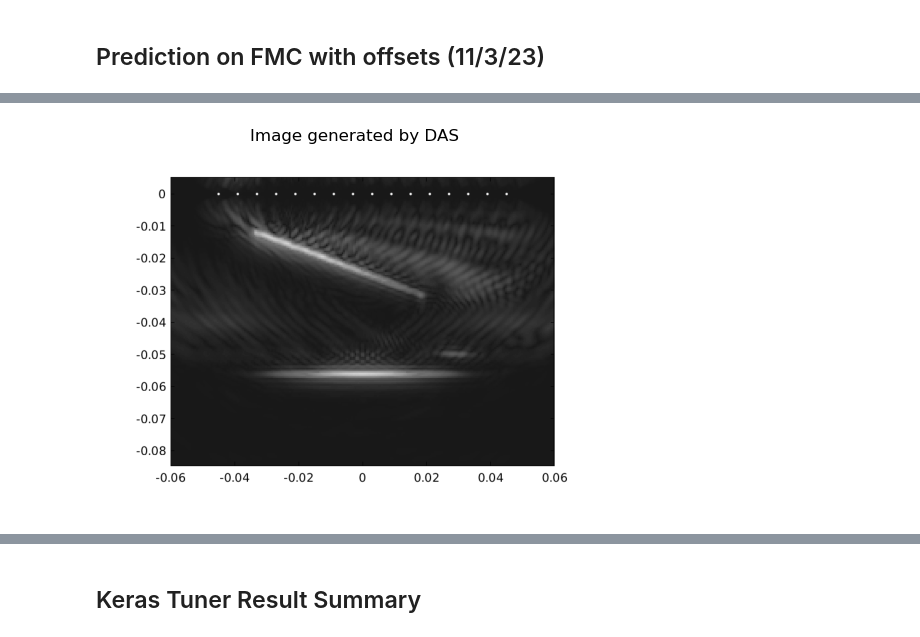
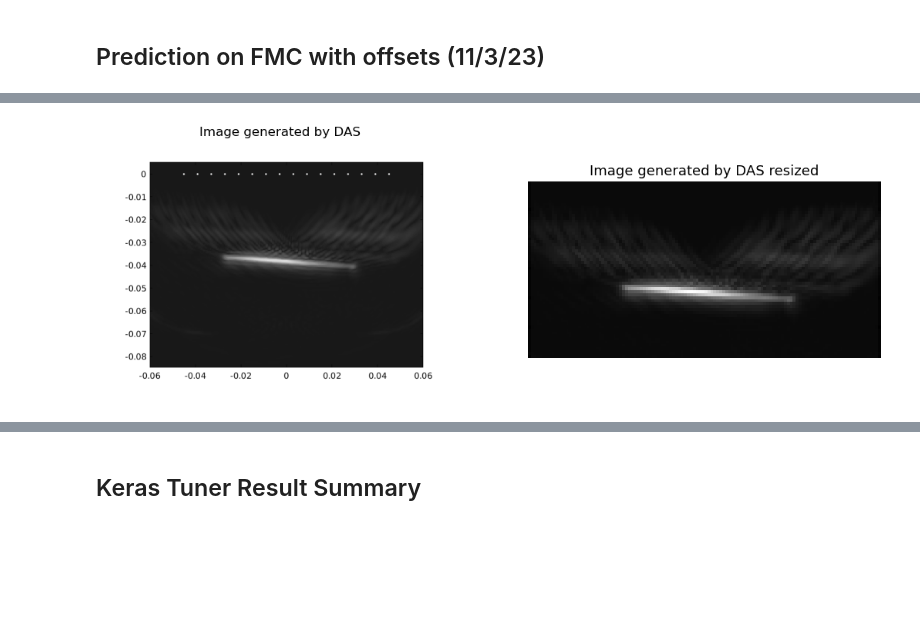
Before and after one commit to MC-Kangan/FYP_Ultrasound_Imaging_ML, a Jupyter notebook: Model_tester.ipynb, the cells around one changed output, grey strips where cells are left out. Drawn from its saved outputs; the diff is of its cells as text; code cells hidden in the pictures; blank space fills up the shorter version.

```diff
--- a/Model_tester.ipynb
+++ b/Model_tester.ipynb
@@ -178,7 +178,7 @@ def DAS_image_resize(image_das_fmc):
     height = int(120 * scale_percent / 100)
     dim = (width, height)
     das_img_resize = cv.resize(cropped_image, dim, interpolation=cv.INTER_AREA)
-#     return cropped_image
+    return cropped_image
     return das_img_resize
 
 das_img_resize = DAS_image_resize(image_das_fmc)
@@ -841,13 +853,13 @@ df_concat = df_concat.set_index('index')
 # %% [markdown]
 ## Prediction on FMC with offsets (11/3/23)
 # %%
-filename = 'fmc_3601_0'
-
-def check_result_with_offset(model, filename):
-    [_, index, noise_level] = filename.split('_')
+# Last edit: 30/5/23
+def check_result_with_offset(model, index, offset, dim):
 
     print(f'Image index: {index}')
-    print(f'Image noise level: {noise_level}')
+    print(f'Image offset: {offset}')
+    filename = f'fmc_{index}_{offset}'
+    print(f'Filename: {filename}')
 
     # 1. Plotting the true_img (ideal image) generated by python
 
@@ -856,7 +868,8 @@ def check_result_with_offset(model, filename):
     true_img_dirname = '/Users/chenkangan/PycharmProjects/ME4_FYP_py/py_output_fig_no_backwall_crop'
 
     true_img = cv.imread(f'{true_img_dirname}/defect_{index}_yshift_60.png',cv.IMREAD_GRAYSCALE)
-    true_img_scale = img_resize(true_img, scale_percent = img_resize_factor) # Resize the image
+    true_img_scale = img_resize(true_img, scale_percent = img_resize_factor)/255 # Resize the image
+    true_img_scale[true_img_scale > 0] = 1
 
     fig, ax = plt.subplots(1,2, figsize = [13,5])
     ax[0].imshow(true_img_scale, cmap ='gray')
@@ -867,30 +880,91 @@ def check_result_with_offset(model, filename):
     fmc_dirname = 'imageGenerate_2022/FMC_variable_offset'
     mat = scipy.io.loadmat(f'{fmc_dirname}/{filename}.mat')
     fmc = mat['timeTraces'][::5] # Subsampling
-    X_test = fmc.reshape(1, 895, 16, 16, 1) # Reshaping
+    if dim == 3:
+        X_test = fmc.reshape(-1, 895, 16, 16, 1) # Reshaping
+    else:
+        X_test = fmc.reshape(-1, 895, 256, 1) # Reshaping
     X_test = X_test/1.75e-14 # Scaling
 
     threshold = -0.1
 
-    ypred = model.predict(X_test[0].reshape(-1, 895, 16, 16))
+    if dim == 3:
+        ypred = model.predict(X_test[0].reshape(-1, 895, 16, 16))
+    else:
+        ypred = model.predict(X_test[0].reshape(-1, 895, 256))
     ypred[ypred <= threshold] = 0
-    ypred[ypred > threshold] = np.abs(ypred[ypred > threshold])*255
+    ypred[ypred > threshold] = np.abs(ypred[ypred > threshold])
     img = ypred.reshape(int(120*img_resize_factor/100), int(240*img_resize_factor/100))
 
     ax[1].imshow(img, cmap ='gray')
     ax[1].set_title(f'Image predicted by neural network (shape: {img.shape})')
     ax[1].axis('off')
 
+    MSE_modified = mean_squared_error(true_img_scale.reshape(1,-1), img.reshape(1,-1))
+
+    print(f'MSE_modified is {round(MSE_modified,10)}')
 
     # 3. Plotting the DAS image produced by MATLAB
     das_fmc_dirName = "imageGenerate_2022/DAS_Figure_offset"
+
     # Read image in greyscale
-    image_das_fmc = cv.imread(f'{das_fmc_dirName}/Figure_{index}.png',cv.IMREAD_GRAYSCALE)  # convert to array
-    fig, ax = plt.subplots()
-    plt.imshow(image_das_fmc, cmap='gray')
-    plt.title('Image generated by DAS')
-    plt.axis('off')
-    plt.show()
+    image_das_fmc = cv.imread(f'{das_fmc_dirName}/Figure_{index}_{offset}.png',cv.IMREAD_GRAYSCALE)  # convert to array
+    fig, ax = plt.subplots(1,2, figsize = [13,5])
+    ax[0].imshow(image_das_fmc, cmap='gray')
+    ax[0].set_title('Image generated by DAS')
+    ax[0].axis('off')
 
-check_result_with_offset(model, filename = 'fmc_3601_0')
+     # Crop and resize the das image
+    das_img_resize = DAS_image_resize(image_das_fmc)
+    ax[1].imshow(das_img_resize, cmap='gray')
+    ax[1].set_title('Image generated by DAS resized', fontsize = 13)
+    ax[1].axis('off')
+
+    # Calculate the modified MSE for DAS image for comparison (after cropping and resizing)
+
+    MSE_modified_das = mean_squared_error(true_img_scale.reshape(1,-1), das_img_resize.reshape(1,-1))
+
+    print(f'MSE_modified_DAS is {round(MSE_modified_das,10)}')
+    print('--------------------------------------------------')
+
+    df_concat = pd.read_csv('/Users/chenkangan/PycharmProjects/ME4_FYP_py/defect_3601.csv')
+    df_concat = df_concat.set_index('index')
+    defect = df_concat.loc[int(index)]
+    print(f'defect width = {defect.defWidth}')
+    print(f'defect centre position = {(defect.defPosx, defect.defPosy)}')
+    print(f'defect angle = {defect.defAng} degrees')
+    print('--------------------------------------------------')
+
+     # 4. Compute the MSE for the defect only
+    defect = [defect.defWidth, defect.defHeight, defect.defPosx, defect.defPosy, defect.defAngR]
+    _, [yleft, yright, xleft, xright] = plot_defect_zoom(defect)
+
+    true_img_defect = true_img_scale[yleft: yright, xleft: xright] # True image
+    img_defect = img[yleft: yright, xleft: xright] # Image predicted by NN
+    das_img_resize_defect = das_img_resize[yleft: yright, xleft: xright] # Image predicted by DAS
+
+    fig2, ax2 = plt.subplots(1,3, figsize = [20,3])
+    ax2[0].imshow(true_img_defect, cmap='gray')
+    ax2[0].set_title(f'Ideal Image (defect): index - {index}', fontsize = 20)
+    ax2[0].axis('off')
+
+    ax2[1].imshow(img_defect, cmap='gray')
+    ax2[1].set_title(f'2D CNN Prediction (defect) \n Offset = {offset}mm', fontsize = 20)
+    ax2[1].axis('off')
+
+    ax2[2].imshow(das_img_resize_defect, cmap='gray')
+    ax2[2].set_title(f'DAS image (defect) \n Offset = {offset}mm', fontsize = 20)
+    ax2[2].axis('off')
+
+    # Calculate the modified MSE (after applying the threshold, modifying the true_img)
+
+    MSE_modified_defect = mean_squared_error(true_img_defect.reshape(1, -1), img_defect.reshape(1, -1))
+    MSE_modified_defect_DAS = mean_squared_error(true_img_defect.reshape(1, -1), das_img_resize_defect.reshape(1, -1))
+
+    print(f'MSE_modified_defect_NN is {round(MSE_modified_defect,10)}')
+    print(f'MSE_modified_defect_DAS is {round(MSE_modified_defect_DAS,10)}')
+
+    return MSE_modified, MSE_modified_das, MSE_modified_defect, MSE_modified_defect_DAS
+
+check_result_with_offset(model, 3501, -10, dim = 2)
 # %% [output]
@@ -901 +989 @@ Image noise level: 0
-[figure, old version]
+[figure, new version]
```
Also changed, not shown: parts of 9 cells of this notebook, 1 other file.
